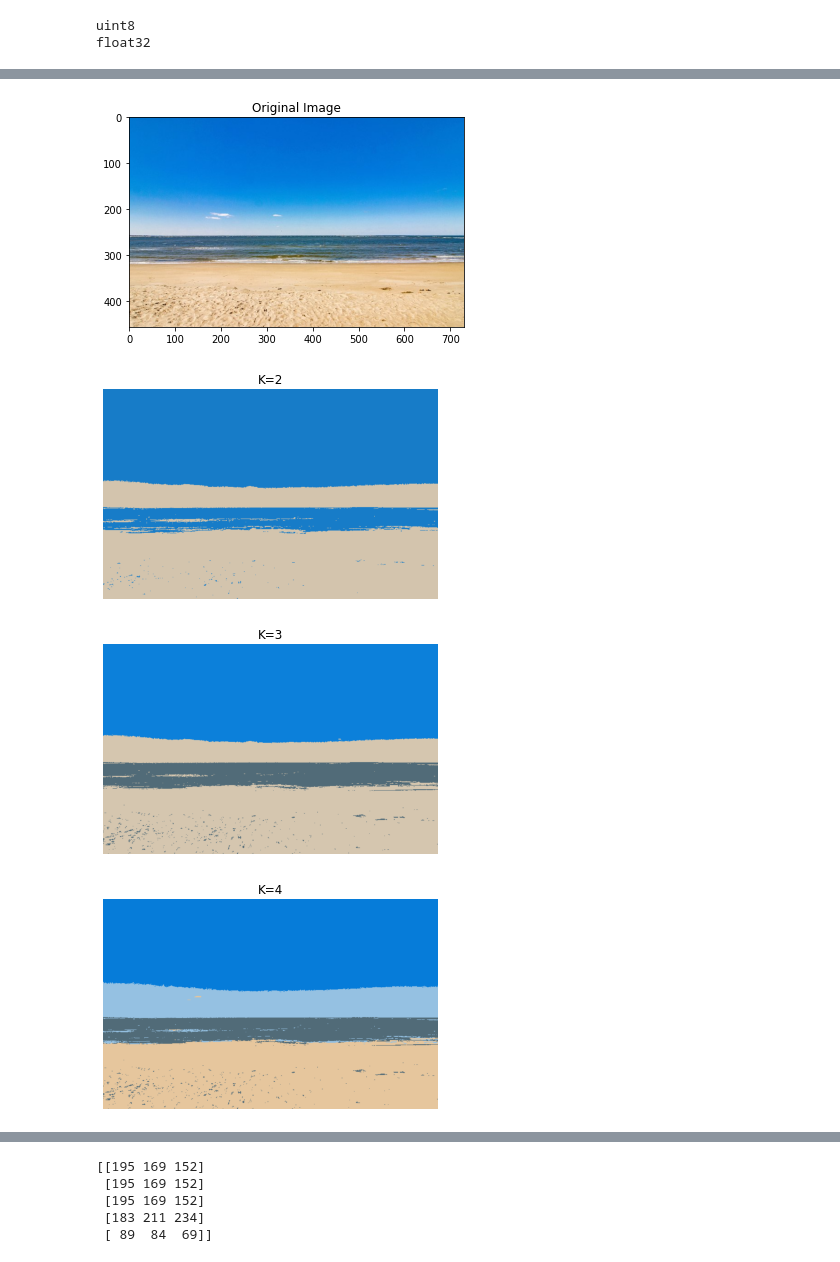
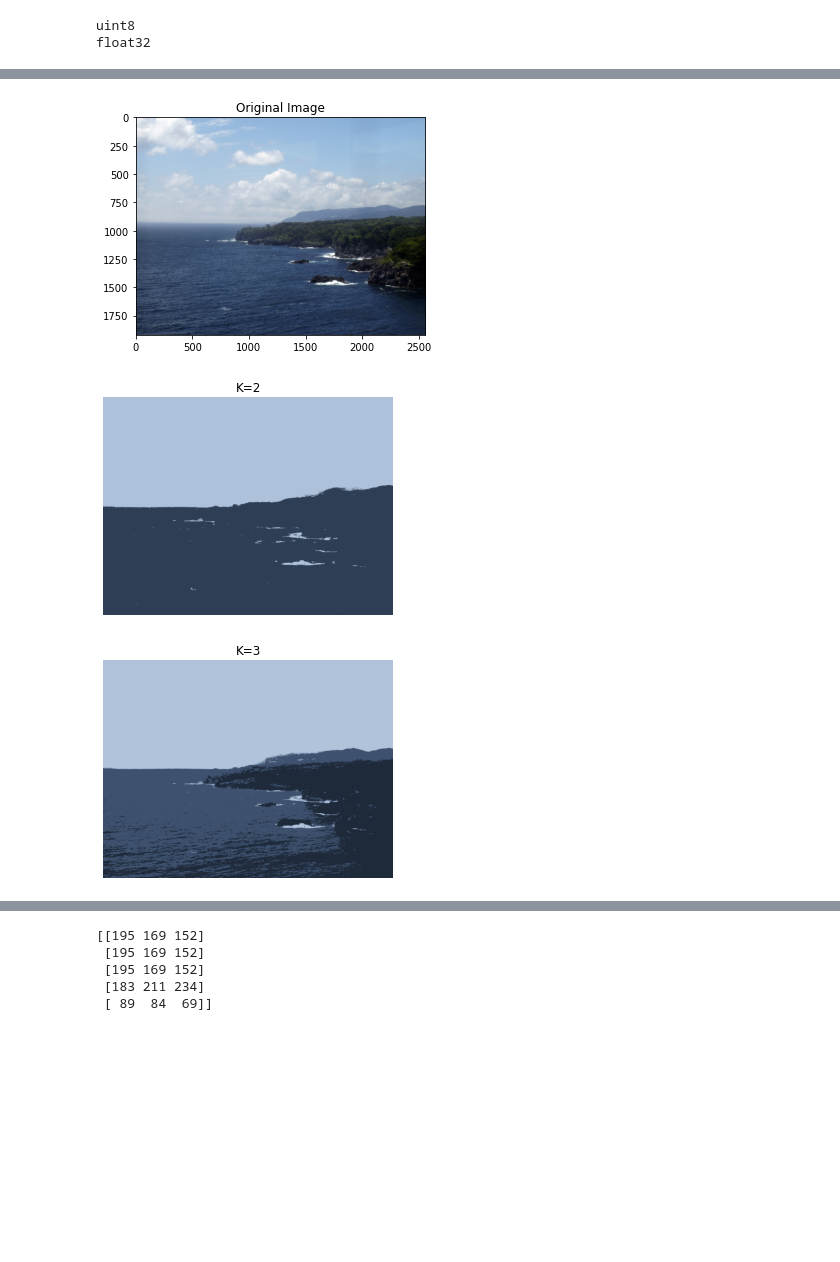
Before and after one commit to AOFPA/Digital-Image-Processing, a Jupyter notebook: lab-21/Lab21 K-mean segmentation.ipynb, the cells around one changed output, grey strips where cells are left out. Saved outputs shown, nothing was run; the diff lists cells and outputs as text; code cells hidden in the pictures; blank space fills up the shorter version.

```diff
--- a/lab-21/Lab21 K-mean segmentation.ipynb
+++ b/lab-21/Lab21 K-mean segmentation.ipynb
@@ -121,35 +121,34 @@ for i in range(K,LastK+1):
 # %%
-img = cv.imread('coast02.jpg')
+img = cv.imread('coast01.jpg')
 imgOriginal = img.copy()
 imgOriginal = cv.cvtColor(imgOriginal,cv.COLOR_BGR2RGB)
 Z = img.reshape((-1,3))
 # convert to np.float32
 Z = np.float32(Z)
 # define criteria, number of clusters(K) and apply kmeans()
 criteria = (cv.TERM_CRITERIA_EPS + cv.TERM_CRITERIA_MAX_ITER, 10, 1.0)
 K = 2
-LastK = 8
+LastK = 3
 res2Arr = []
 for i in range(K,LastK+1):
   ret,label,center=cv.kmeans(Z,i,None,criteria,10,cv.KMEANS_RANDOM_CENTERS)
   # Now convert back into uint8, and make original image
   center = np.uint8(center)
   res = center[label.flatten()]
   res2Arr.append(res.reshape((img.shape)))
 # plot original
 plt.imshow(imgOriginal)
 plt.title("Original Image")
 plt.show()
 # plot image in each k
 for i in range(K,LastK+1):
   tempRGB = cv.cvtColor(res2Arr[i-K],cv.COLOR_BGR2RGB)
   plt.imshow(tempRGB)
   plt.title("K="+str(i))
   plt.xticks([]),plt.yticks([])
   plt.axis('off')
   plt.show()
 # %% [output]
-[figure, old version]
+[figure, new version]
-[figure, old version]
+[figure, new version]
-[figure, old version]
+[figure, new version]
-[figure, removed]
```
Also changed, not shown: parts of 7 cells of this notebook, 35 other files.
